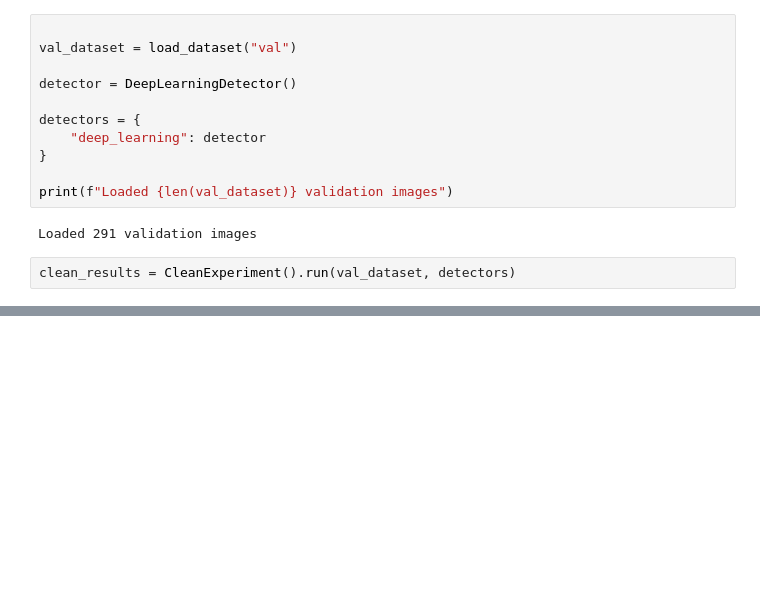
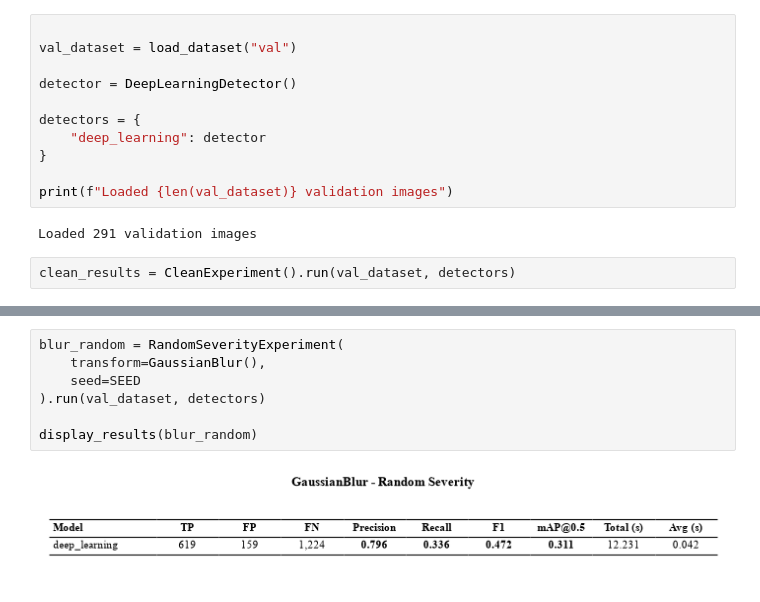
Before and after one commit to yuvran7700/basilisk, a Jupyter notebook: src/methods/deep_learning/deeplearning.ipynb, the cells around one changed output, grey strips where cells are left out. Drawn from its saved outputs; the diff is of its cells as text; blank space fills up the shorter version.

```diff
--- a/src/methods/deep_learning/deeplearning.ipynb
+++ b/src/methods/deep_learning/deeplearning.ipynb
@@ -64,0 +83,9 @@ display_results(severity_sweep)
+# %%
+blur_random = RandomSeverityExperiment(
+    transform=GaussianBlur(),
+    seed=SEED
+).run(val_dataset, detectors)
+
+display_results(blur_random)
+# %% [output]
+[figure, added]
```
Also changed, not shown: parts of 12 cells of this notebook, 19 other files.
